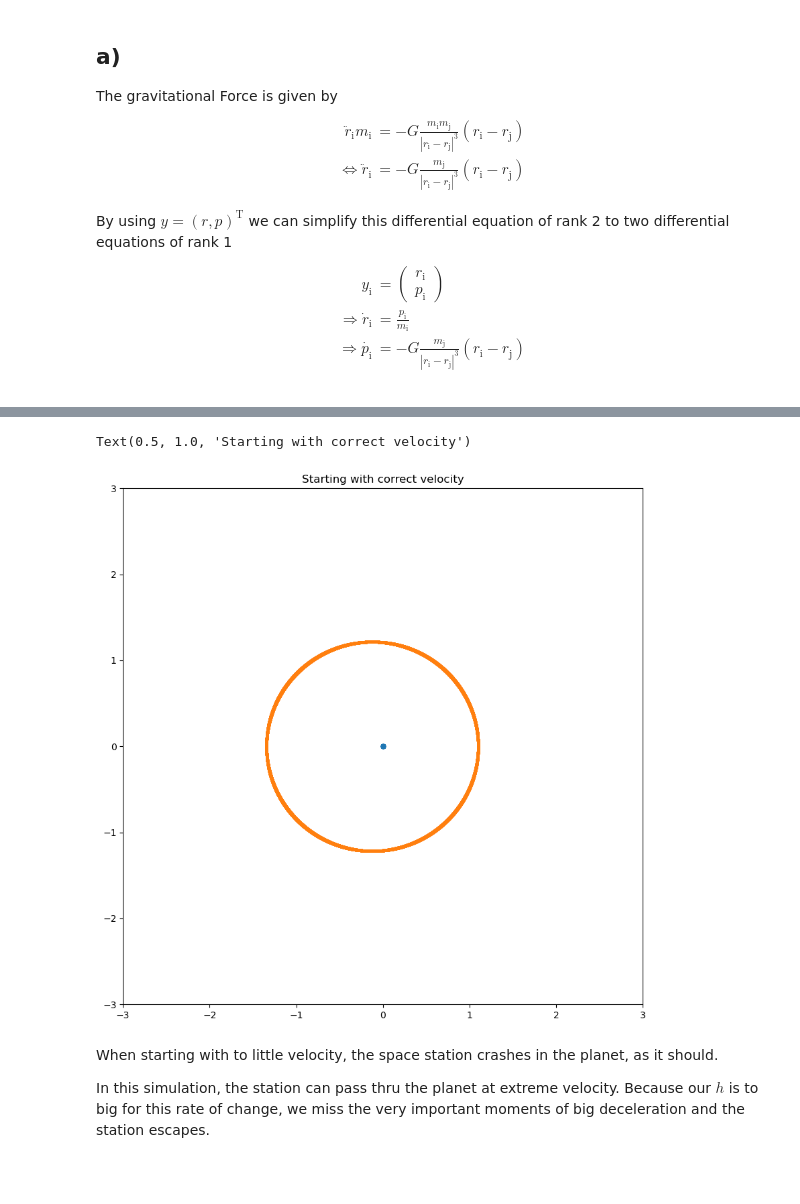
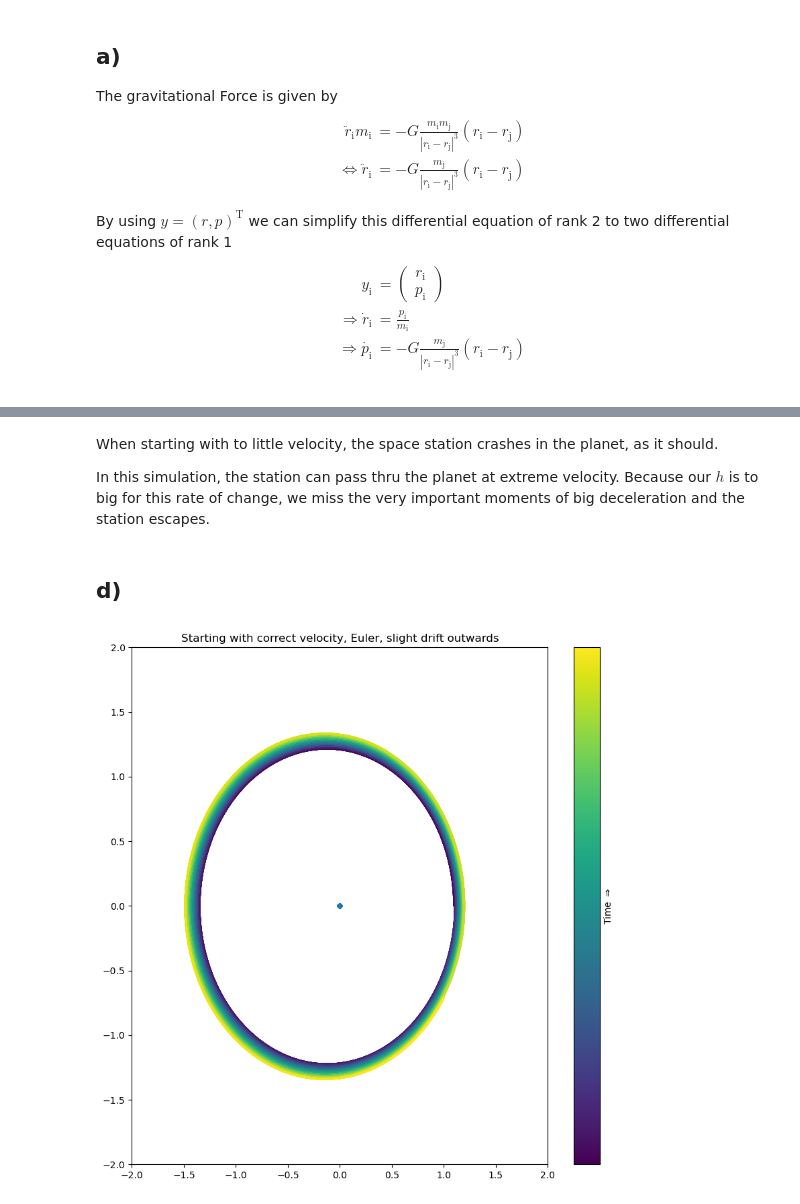
Before and after one commit to FSchierok/compPhys, a Jupyter notebook: Sheet03/A1.ipynb, the cells around one changed output, grey strips where cells are left out. Cells and saved outputs as stored; diff of their text form; code cells hidden in the pictures; blank space fills up the shorter version.

```diff
--- a/Sheet03/A1.ipynb
+++ b/Sheet03/A1.ipynb
@@ -104,14 +118,35 @@ trajectory = np.array(trajectory)
-# %%
-plt.scatter(trajectory[:, 0], trajectory[:, 1], s=20)
-plt.scatter(trajectory[:, 3], trajectory[:, 4], s=5)
-plt.xlim(-3, 3)
-plt.ylim(-3, 3)
-plt.title("Starting with correct velocity")
-# %% [output]
-Text(0.5, 1.0, 'Starting with correct velocity')
-[figure, removed]
 # %% [markdown]
 When starting with to little velocity, the space station crashes in the planet, as it should.
 
 In this simulation, the station can pass thru the planet at extreme velocity.
 Because our $h$ is to big for this rate of change, we miss the very important moments of big deceleration and the station escapes.
+# %% [markdown]
+## d)
+# %%
+def euler(f, y0, t0, h, t_max, **kwargs):
+    y = y0
+    t_n = t0
+    t_n1 = t_n + h
+    while t_n < t_max:
+        y = y + h * f(t_n, y, **kwargs)
+        t_n = t_n1
+        t_n1 = t_n + h
+        yield t_n, y
+# %%
+system = euler(graviWrap, y_0, t0=T0, h=H, t_max=T_MAX, m1=m_Planet, m2=m_RS)
+eulerRun = [(t, y) for (t, y) in system]
+time, trajectory = zip(*eulerRun)
+time = np.array(time)
+trajectory = np.array(trajectory)
+colors = cmap(time / time[-1])
+plt.scatter(trajectory[:, 0], trajectory[:, 1], s=20)
+trajPlot = plt.scatter(trajectory[:, 3], trajectory[:, 4], s=2, color=colors)
+plt.xlim(-2, 2)
+plt.ylim(-2, 2)
+plt.title("Starting with correct velocity, Euler, slight drift outwards")
+# Make pretty colorbar
+cbar = plt.colorbar(trajPlot)
+cbar.set_label("Time $\Rightarrow$")
+cbar.set_ticks([])
+# %% [output]
+[figure, added]
```
Also changed, not shown: parts of 9 cells of this notebook.
